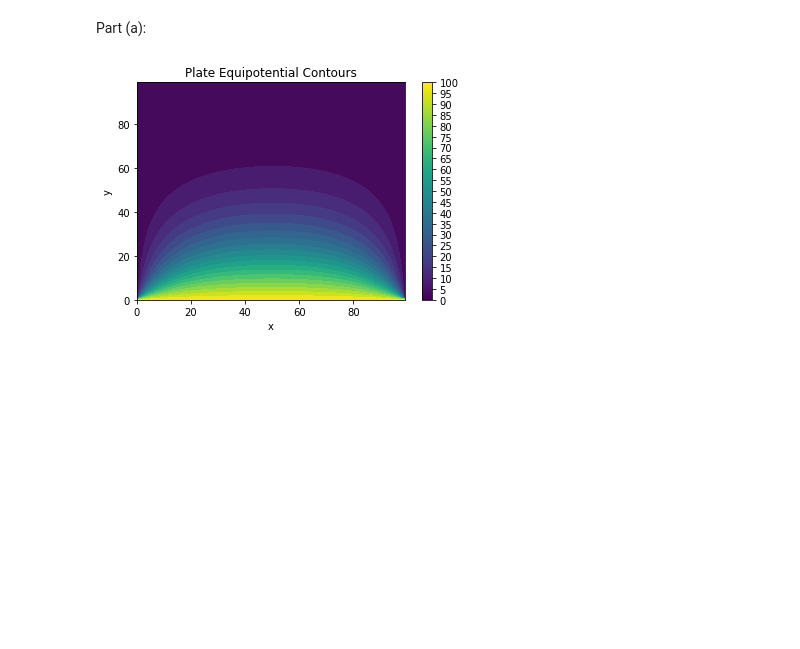
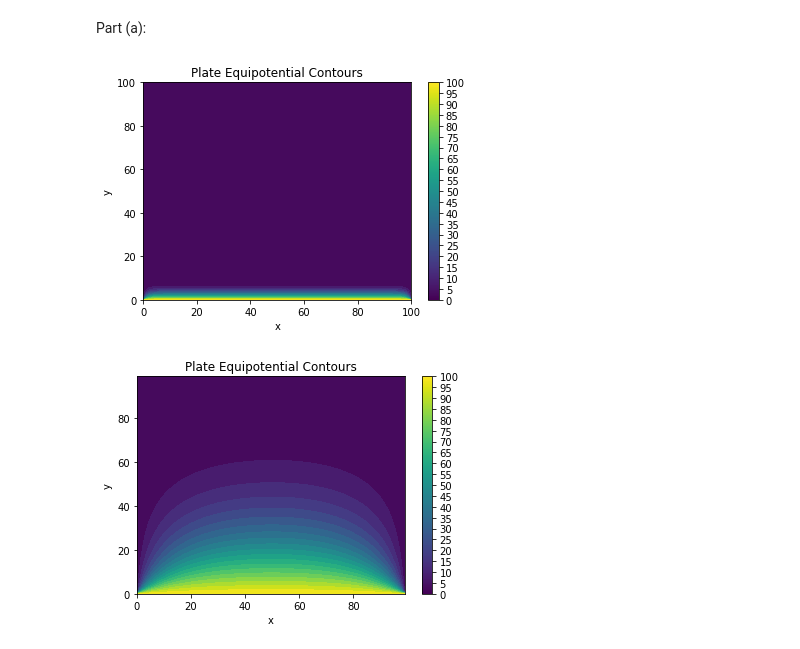
Before and after one commit to JSheare/Computational-Physics, a Jupyter notebook: Exercise Set 7.ipynb, the cells around one changed output. Saved outputs shown, nothing was run; the diff lists cells and outputs as text; code cells hidden in the pictures; blank space fills up the shorter version.

```diff
--- a/Exercise Set 7.ipynb
+++ b/Exercise Set 7.ipynb
@@ -37,6 +37,36 @@ def laplace_line(n_max, n_iter, h):
 
     Z = functz(V)
     return X, Y, Z
+# %%
+h = 0.1
+n_max = 100
+n_iter = 1000
+n_points = int(n_max/h)
+x = np.arange(0, n_max+h, h)
+y = np.arange(0, n_max+h, h)
+x_indices = np.array([s for s in range(len(x))])
+y_indices = np.array([s for s in range(len(y))])
+V = np.zeros((len(x), len(y)))
+
+for k in range(0, n_points+1):
+    V[k, 0] = 100.0
+
+for iter in range(n_iter):
+    for i in range(1, n_points):
+        for j in range(1, n_points): V[i, j] = 0.25*(V[i+1,j]+V[i-1,j]+V[i,j+1]+V[i,j-1])
+
+X, Y = np.meshgrid(x, y)
+X_indices, Y_indices = np.meshgrid(x_indices, y_indices)
+Z = V[X_indices,Y_indices]
+fig, ax = plt.subplots()
+qcs = ax.contourf(X, Y, Z, levels=np.arange(0, 105, 5))  # 5 volt contours
+ax.set_xlabel('x')
+ax.set_ylabel('y')
+ax.set_title(f'Plate Equipotential Contours')
+fig.colorbar(ScalarMappable(norm=qcs.norm, cmap=qcs.cmap), ticks=range(0, 105, 5))
+plt.show()
+# %% [output]
+[figure, added]
 # %%
 Nmax = 100
 iterations = 1000
```
Also changed, not shown: parts of 1 cell of this notebook.
